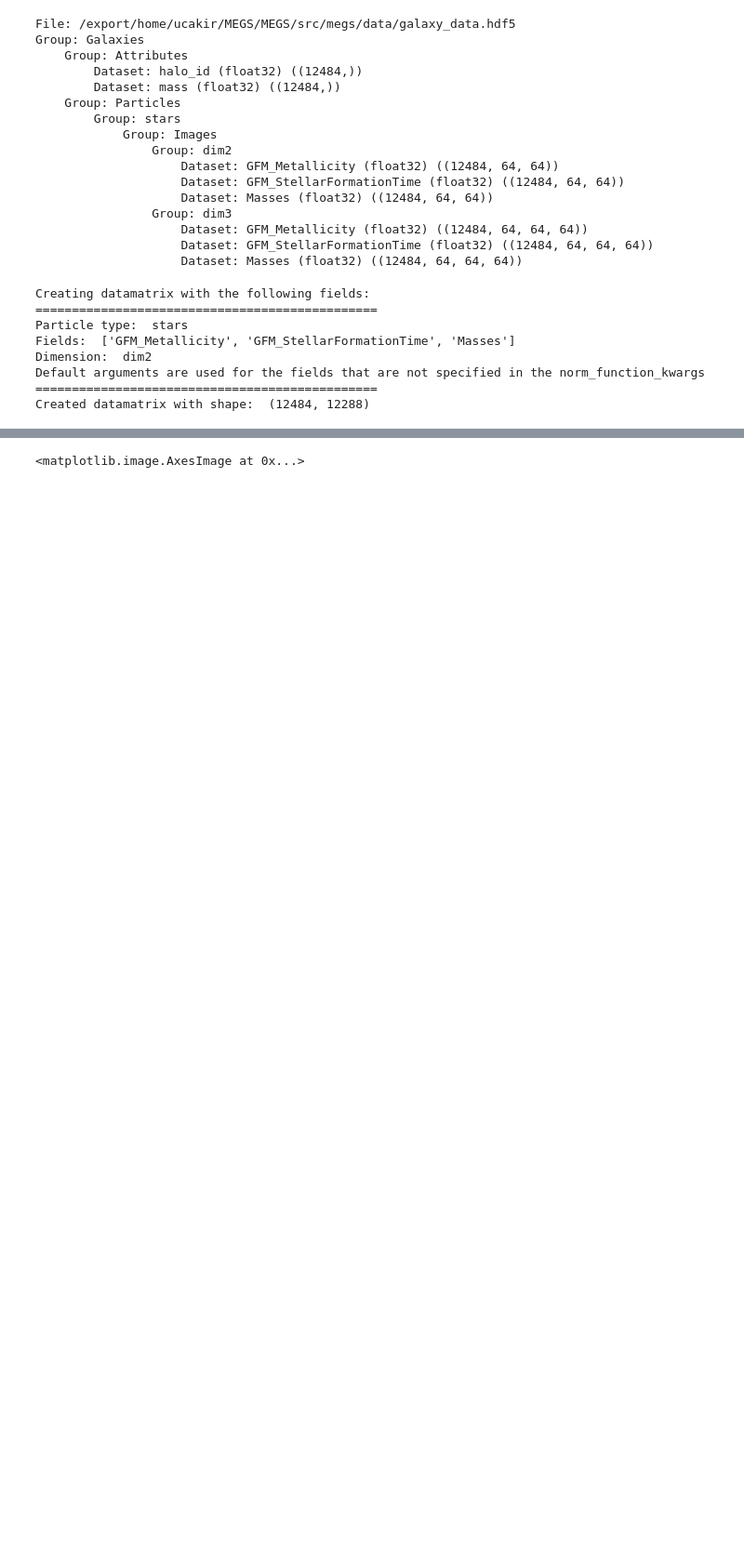
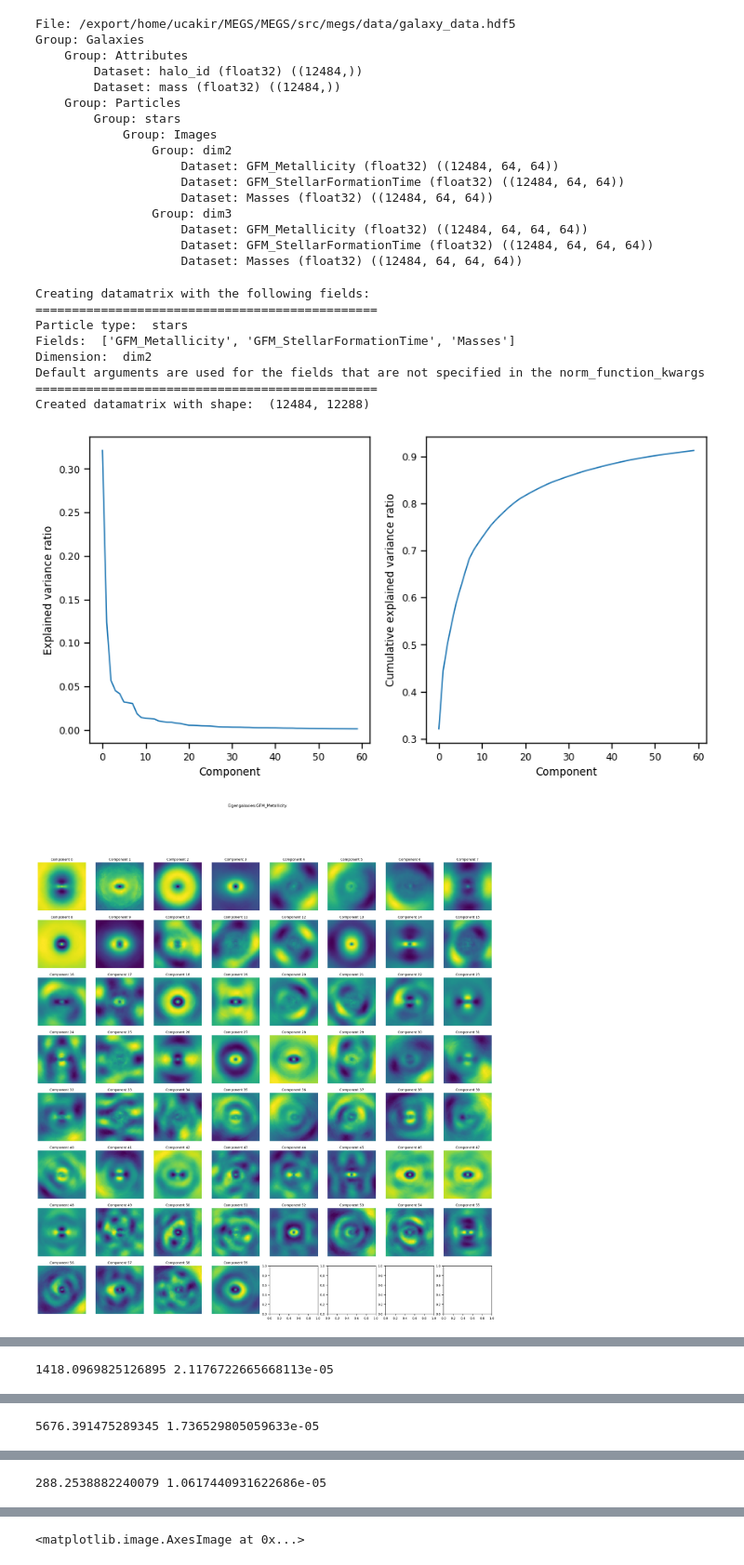
Before and after one commit to ufuk-cakir/MEGS, a Jupyter notebook: exp/network.ipynb, the cells around one changed output, grey strips where cells are left out. Shown at 93% size. Drawn from its saved outputs; the diff is of its cells as text; code cells hidden in the pictures; blank space fills up the shorter version.

```diff
--- a/exp/network.ipynb
+++ b/exp/network.ipynb
@@ -54,3 +53,8 @@ Dimension:  dim2
 Default arguments are used for the fields that are not specified in the norm_function_kwargs
 ===============================================
 Created datamatrix with shape:  (12484, 12288)
+# %%
+mm.show_results()
+# %% [output]
+[figure, added]
+[figure, added]
@@ -56,0 +64 @@ Created datamatrix with shape:  (12484, 12288)
+1418.0969825126895 2.1176722665668113e-05
@@ -56,0 +66 @@ Created datamatrix with shape:  (12484, 12288)
+5676.391475289345 1.736529805059633e-05
@@ -56,0 +68 @@ Created datamatrix with shape:  (12484, 12288)
+288.2538882240079 1.0617440931622686e-05
```
Also changed, not shown: parts of 48 cells of this notebook, 5 other files.
